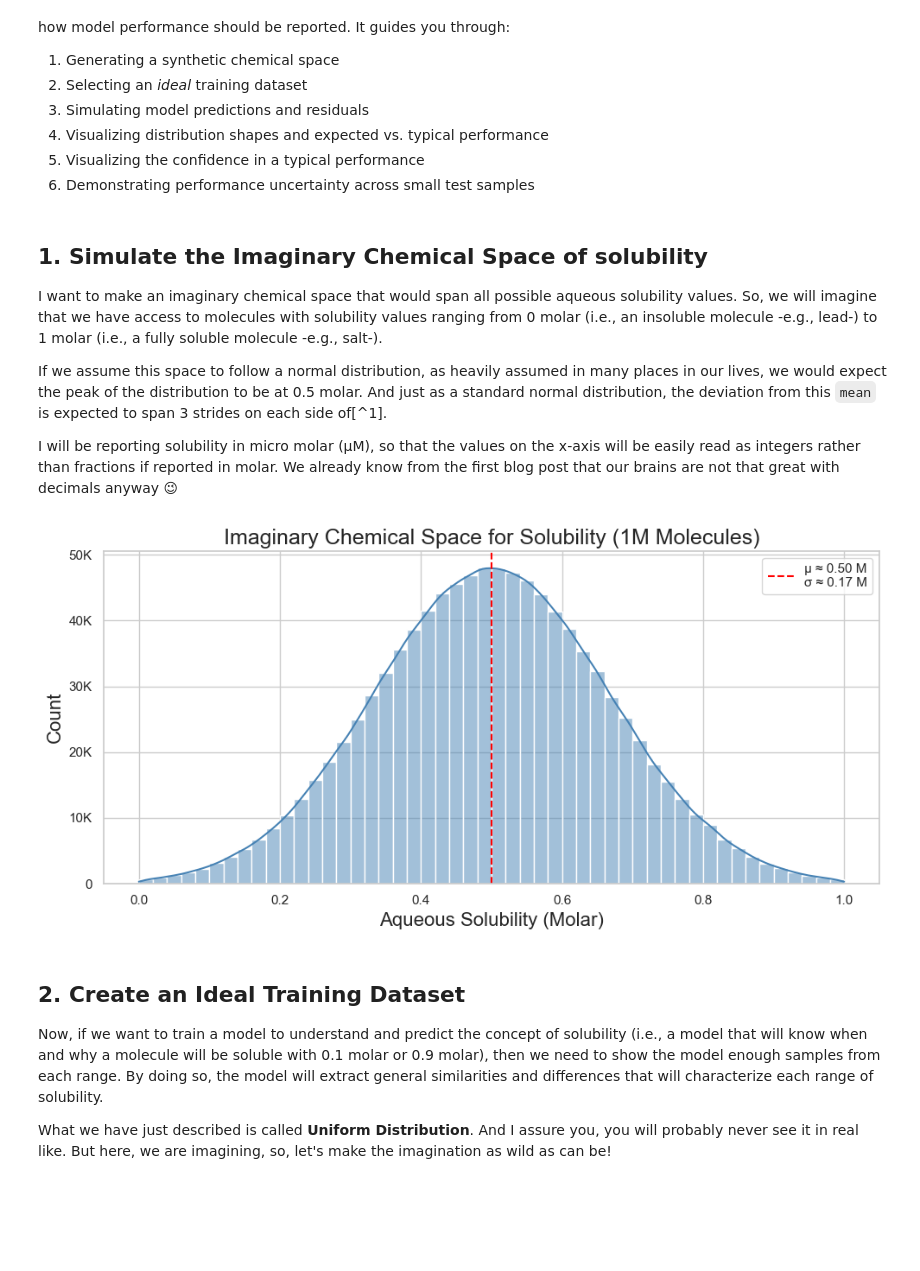
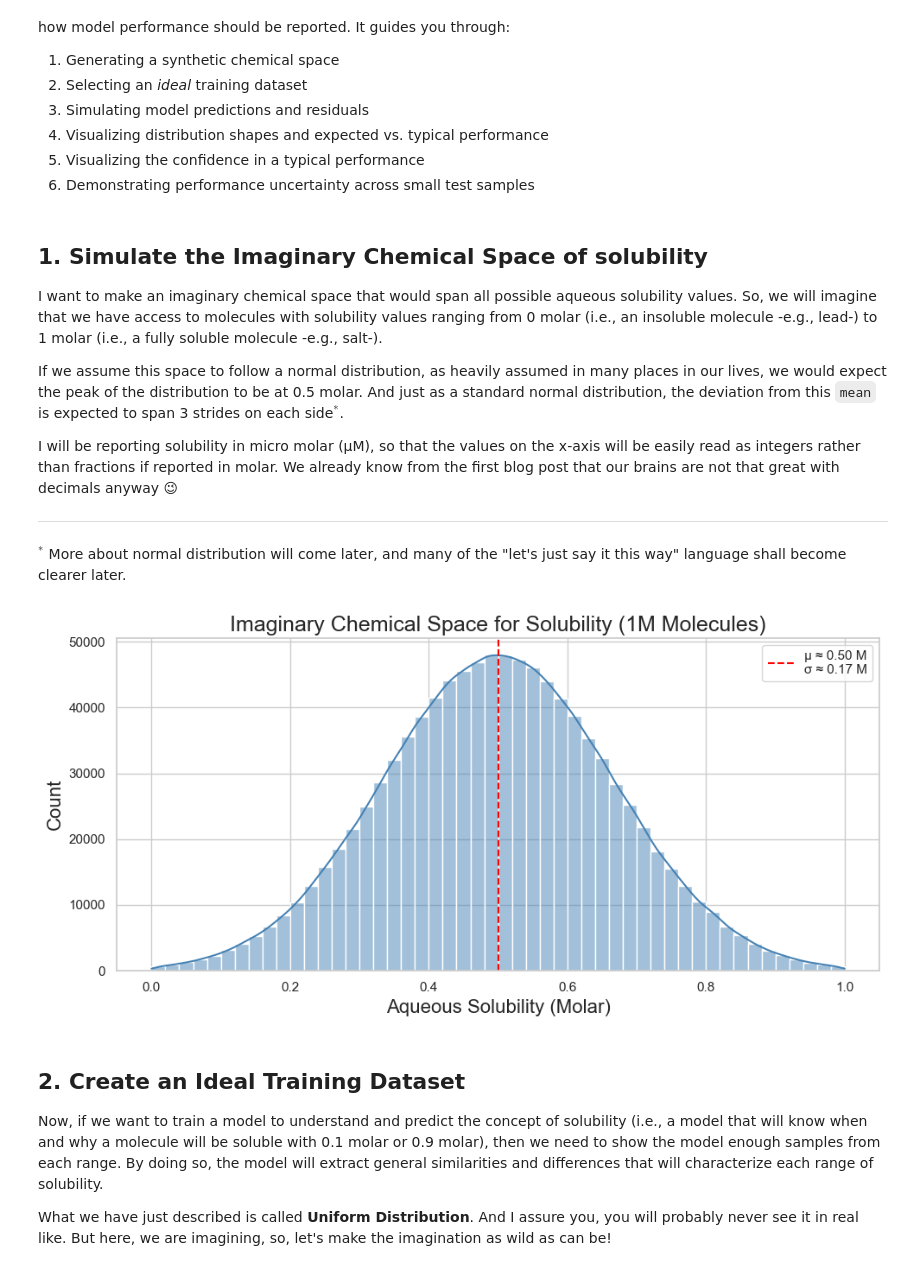
Before and after one commit to Afnan-Sultan/afnan-sultan.github.io, a Jupyter notebook: tutorials/How to Report and Judge ML Model Performance: Part 1.ipynb, the cells around one changed output. Cells and saved outputs as stored; diff of their text form; code cells hidden in the pictures; blank space fills up the shorter version.

```diff
--- a/tutorials/How to Report and Judge ML Model Performance: Part 1.ipynb
+++ b/tutorials/How to Report and Judge ML Model Performance: Part 1.ipynb
@@ -1,4 +1,6 @@
 # %%
+import os
+
 # Step 1: Setup and Imports
 
 import numpy as np
@@ -11,6 +13,7 @@ np.random.seed(42)
 title_font = 18
 labels_font = 16
 text_font = 14
+images_dir = "../images/evaluation_1"
 # %% [markdown]
 # How to Report and Judge ML Model Performance: Notebook
 
@@ -27,6 +30,9 @@ This notebook supports the blog post by simulating an imaginary molecular proper
 
 I want to make an imaginary chemical space that would span all possible aqueous solubility values. So, we will imagine that we have access to molecules with solubility values ranging from 0 molar (i.e., an insoluble molecule -e.g., lead-) to 1 molar (i.e., a fully soluble molecule -e.g., salt-).
 
-If we assume this space to follow a normal distribution, as heavily assumed in many places in our lives, we would expect the peak of the distribution to be at 0.5 molar. And just as a standard normal distribution, the deviation from this `mean` is expected to span 3 strides on each side of[^1].
+If we assume this space to follow a normal distribution, as heavily assumed in many places in our lives, we would expect the peak of the distribution to be at 0.5 molar. And just as a standard normal distribution, the deviation from this `mean` is expected to span 3 strides on each side$^*$.
 
 I will be reporting solubility in micro molar (µM), so that the values on the x-axis will be easily read as integers rather than fractions if reported in molar. We already know from the first blog post that our brains are not that great with decimals anyway 😉
+
+---
+$^*$ <span style="font-size:14px">More about normal distribution will come later, and many of the "let's just say it this way" language shall become clearer later.</span>
@@ -43,34 +39,35 @@ def fmt_tick(val, _):
 # %%
 # ---------- parameters ----------
 N       = 1_000_000             # number of molecules
 lower   = 0                     # µM
 upper   = 1                     # µM
 mu      = (upper + lower) / 2
 sigma   = (upper - lower) / 6
 
 # ---------- draw from truncated normal ----------
 a, b = (lower - mu) / sigma, (upper - mu) / sigma   # −3, +3
 population = truncnorm.rvs(a, b, loc=mu, scale=sigma, size=N)
 
 # ---------- plot ----------
 fig, ax = plt.subplots(figsize=(10, 5))
 sns.histplot(population, bins=50, kde=True, color='steelblue', ax=ax)
 
 # red dashed line at realised mean
 ax.axvline(population.mean(), color='red', linestyle='--',
            label=f'μ ≈ {mu:.2f} M\nσ ≈ {sigma:.2f} M')
 
-#ax.xaxis.set_major_formatter(FuncFormatter(fmt_tick))
-ax.yaxis.set_major_formatter(FuncFormatter(fmt_tick))
 
-ax.set_title(f"Imaginary Chemical Space for Solubility ({fmt_tick(N, _)} Molecules)", fontsize=title_font)
+ax.set_title(f"Imaginary Chemical Space for Solubility ({N/1000000:.0f}M Molecules)", fontsize=title_font)
 ax.set_xlabel("Aqueous Solubility (Molar)", fontsize=labels_font)
 ax.set_ylabel("Count", fontsize=labels_font)
 ax.legend()
 plt.tight_layout()
+
+plt.savefig(os.path.join(images_dir, 'population.png'))
+
 plt.show()
 # %% [output]
-[figure, old version]
+[figure, new version]
 # %% [markdown]
 ## 2. Create an Ideal Training Dataset
 
```
Also changed, not shown: parts of 9 cells of this notebook, 1 other file.
